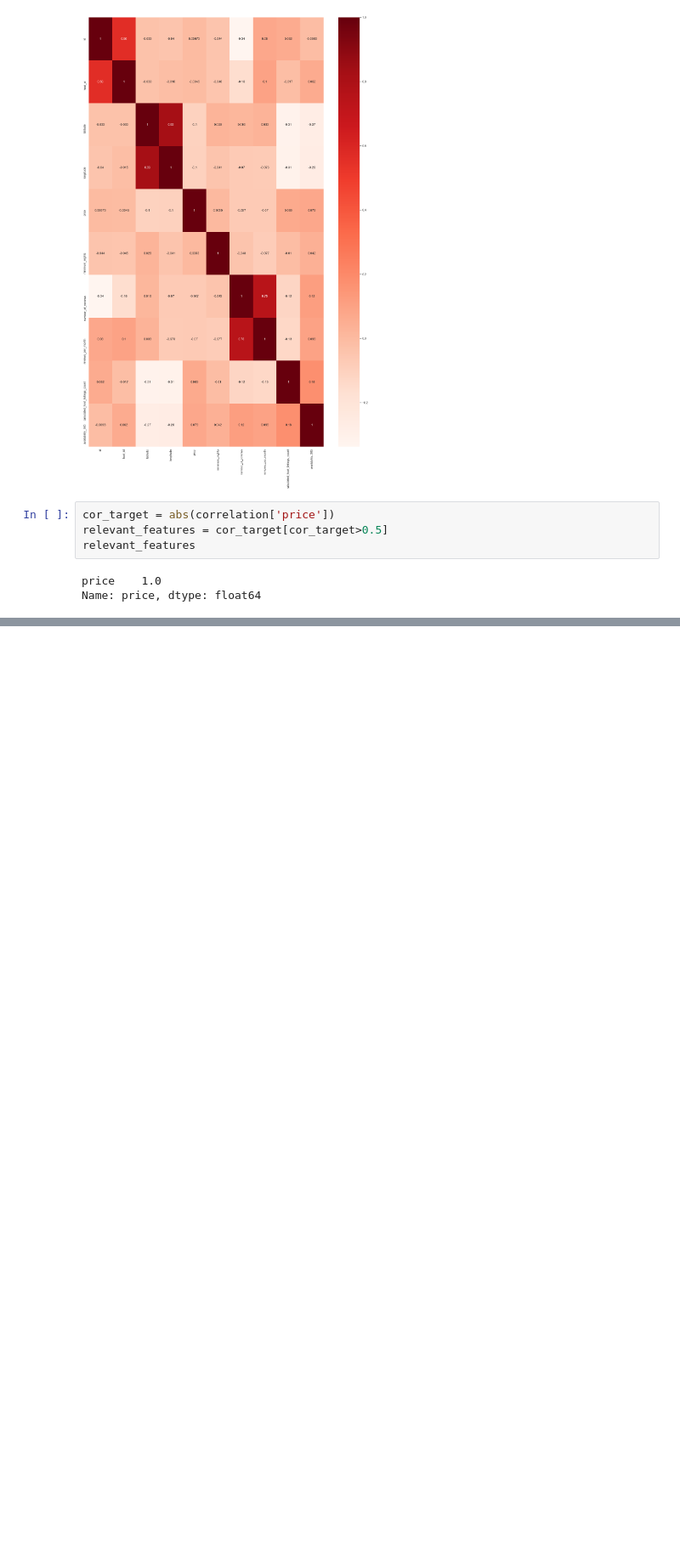
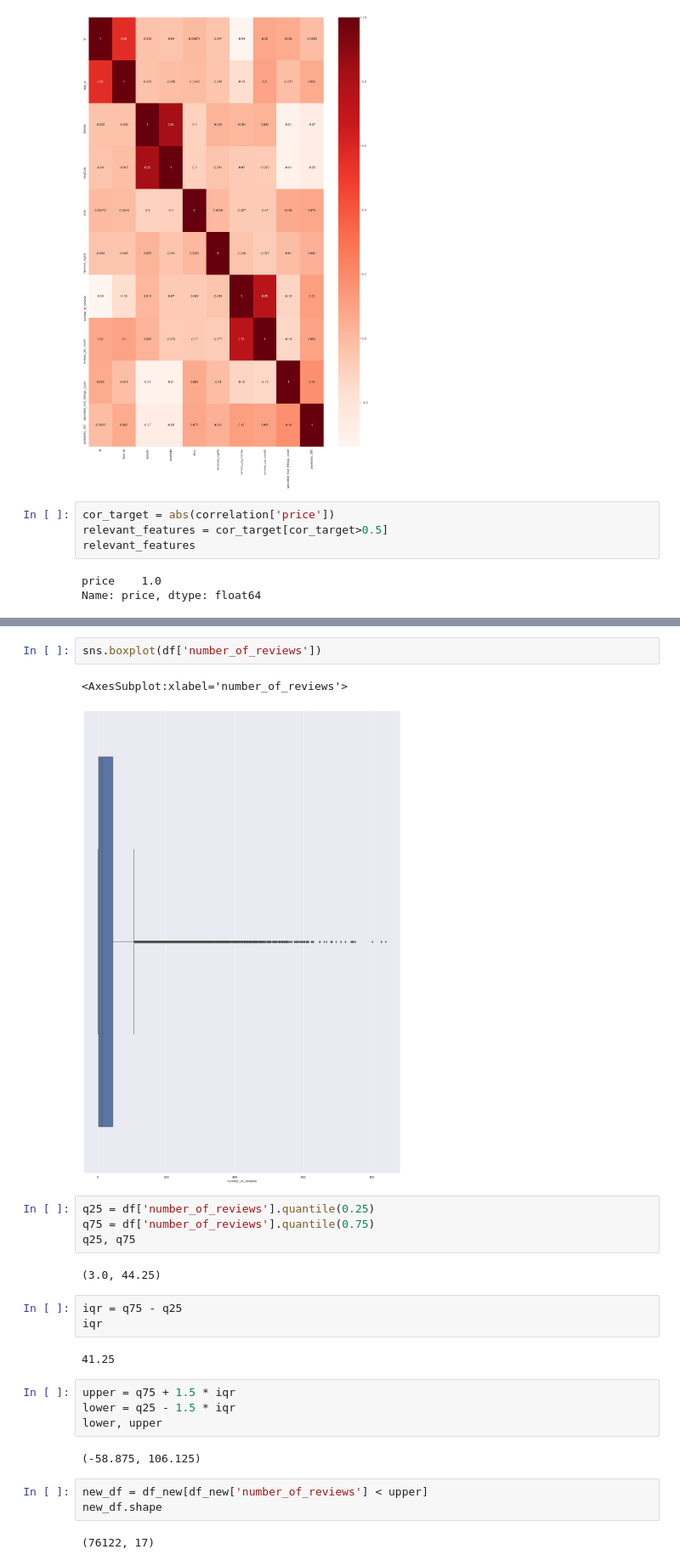
Before and after one commit to malakmosly/Capstone2, a Jupyter notebook: Airbnb Data EDA.ipynb, the cells around one changed output, grey strips where cells are left out. Shown at 85% size. Cells and saved outputs as stored; diff of their text form; blank space fills up the shorter version.

```diff
--- a/Airbnb Data EDA.ipynb
+++ b/Airbnb Data EDA.ipynb
@@ -94,0 +115,27 @@ Name: price, dtype: float64
+# %%
+sns.boxplot(df['number_of_reviews'])
+# %% [output]
+<AxesSubplot:xlabel='number_of_reviews'>
+[figure, added]
+# %%
+q25 = df['number_of_reviews'].quantile(0.25)
+q75 = df['number_of_reviews'].quantile(0.75)
+q25, q75
+# %% [output]
+(3.0, 44.25)
+# %%
+iqr = q75 - q25
+iqr
+# %% [output]
+41.25
+# %%
+upper = q75 + 1.5 * iqr
+lower = q25 - 1.5 * iqr
+lower, upper
+# %% [output]
+(-58.875, 106.125)
+# %%
+new_df = df_new[df_new['number_of_reviews'] < upper]
+new_df.shape
+# %% [output]
+(76122, 17)
```
Also changed, not shown: parts of 24 cells of this notebook, 1 other file.
